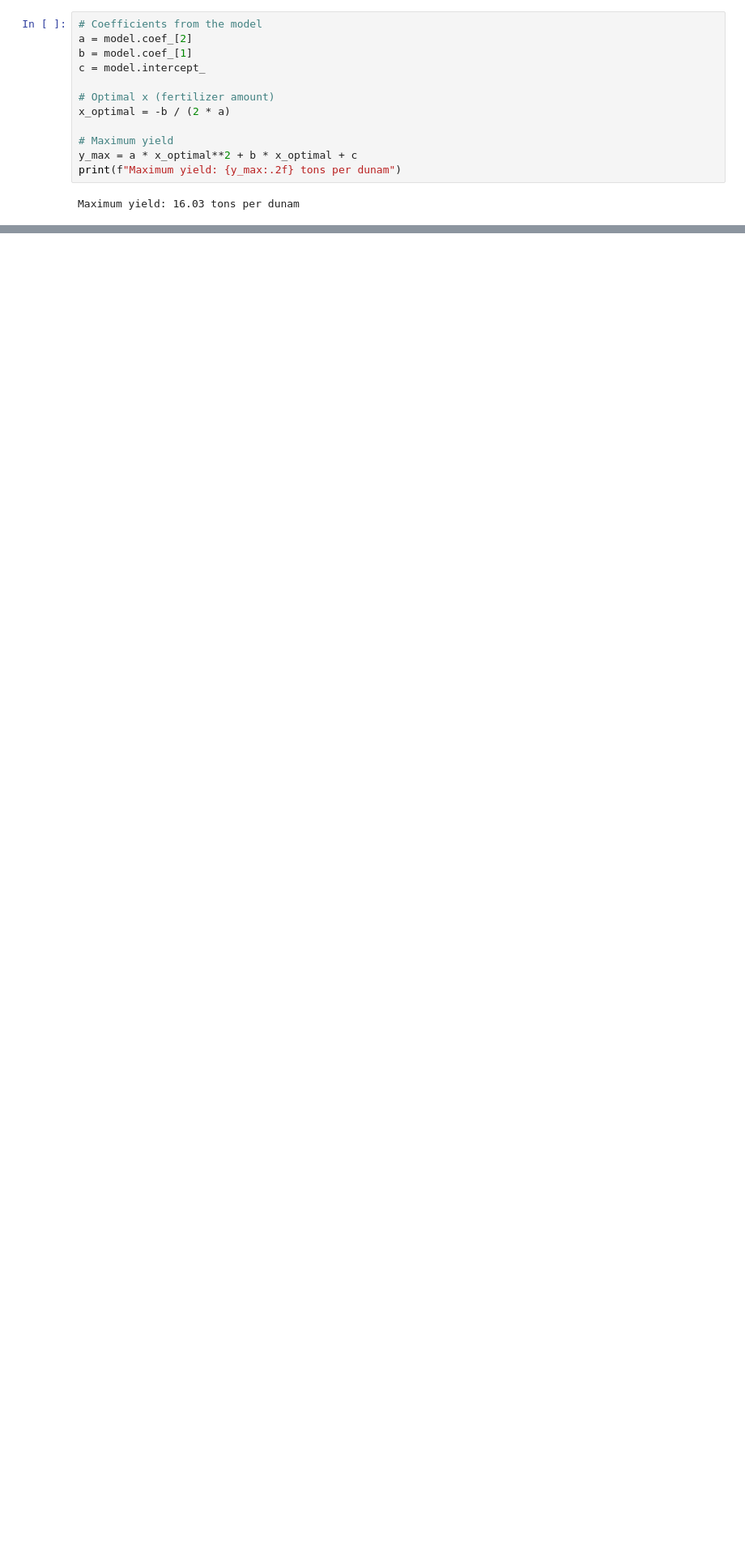
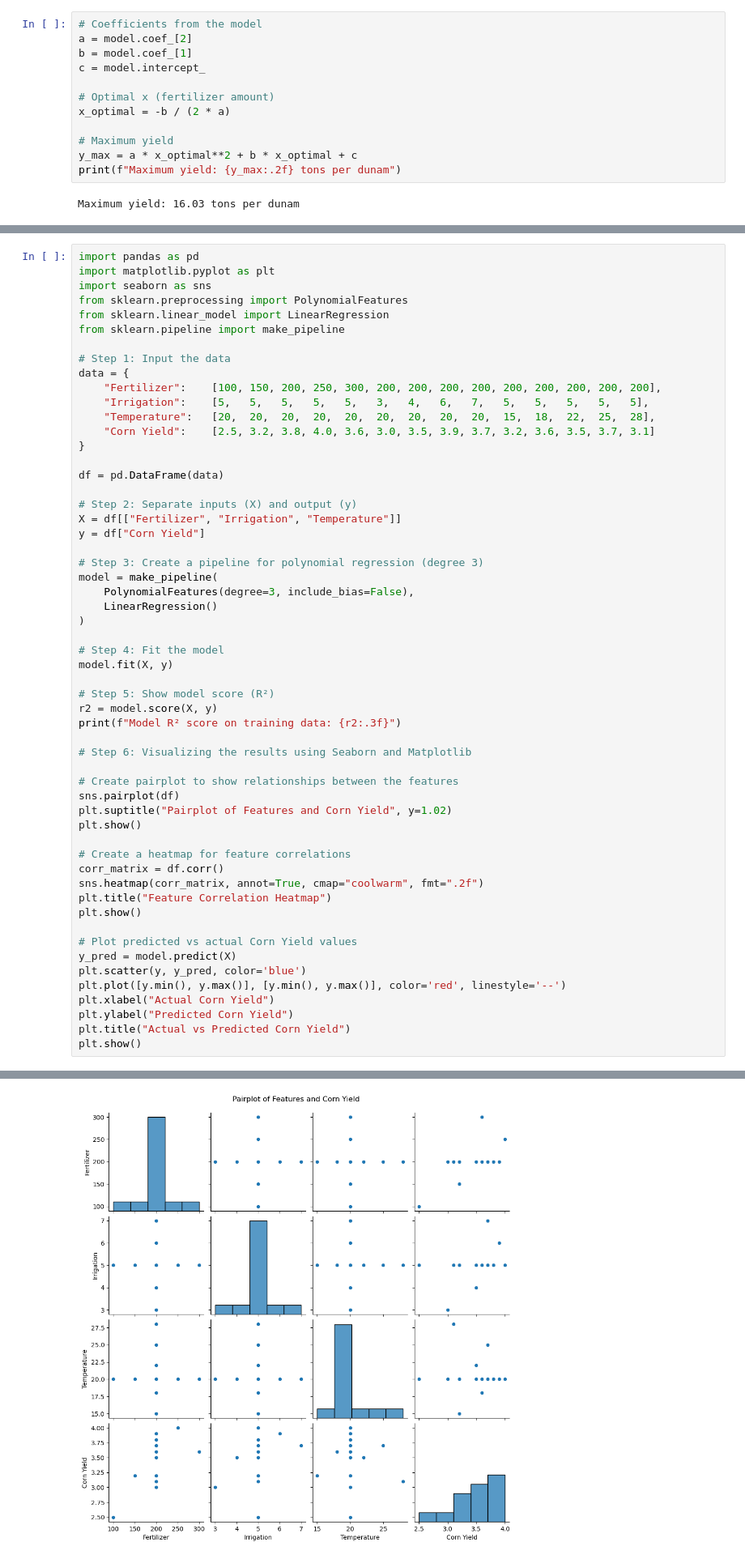
Before and after one commit to gibranacademy7/HW_10.4.2025_Polinomial_Regression, a Jupyter notebook: HW_10.4.2025_Polinomial_Regression .ipynb, the cells around one changed output, grey strips where cells are left out. Shown at 81% size. Drawn from its saved outputs; the diff is of its cells as text; blank space fills up the shorter version.

```diff
--- a/HW_10.4.2025_Polinomial_Regression .ipynb
+++ b/HW_10.4.2025_Polinomial_Regression .ipynb
@@ -222,0 +307,57 @@ Maximum yield: 16.03 tons per dunam
+# %%
+import pandas as pd
+import matplotlib.pyplot as plt
+import seaborn as sns
+from sklearn.preprocessing import PolynomialFeatures
+from sklearn.linear_model import LinearRegression
+from sklearn.pipeline import make_pipeline
+
+# Step 1: Input the data
+data = {
+    "Fertilizer":    [100, 150, 200, 250, 300, 200, 200, 200, 200, 200, 200, 200, 200, 200],
+    "Irrigation":    [5,   5,   5,   5,   5,   3,   4,   6,   7,   5,   5,   5,   5,   5],
+    "Temperature":   [20,  20,  20,  20,  20,  20,  20,  20,  20,  15,  18,  22,  25,  28],
+    "Corn Yield":    [2.5, 3.2, 3.8, 4.0, 3.6, 3.0, 3.5, 3.9, 3.7, 3.2, 3.6, 3.5, 3.7, 3.1]
+}
+
+df = pd.DataFrame(data)
+
+# Step 2: Separate inputs (X) and output (y)
+X = df[["Fertilizer", "Irrigation", "Temperature"]]
+y = df["Corn Yield"]
+
+# Step 3: Create a pipeline for polynomial regression (degree 3)
+model = make_pipeline(
+    PolynomialFeatures(degree=3, include_bias=False),
+    LinearRegression()
+)
+
+# Step 4: Fit the model
+model.fit(X, y)
+
+# Step 5: Show model score (R²)
+r2 = model.score(X, y)
+print(f"Model R² score on training data: {r2:.3f}")
+
+# Step 6: Visualizing the results using Seaborn and Matplotlib
+
+# Create pairplot to show relationships between the features
+sns.pairplot(df)
+plt.suptitle("Pairplot of Features and Corn Yield", y=1.02)
+plt.show()
+
+# Create a heatmap for feature correlations
+corr_matrix = df.corr()
+sns.heatmap(corr_matrix, annot=True, cmap="coolwarm", fmt=".2f")
+plt.title("Feature Correlation Heatmap")
+plt.show()
+
+# Plot predicted vs actual Corn Yield values
+y_pred = model.predict(X)
+plt.scatter(y, y_pred, color='blue')
+plt.plot([y.min(), y.max()], [y.min(), y.max()], color='red', linestyle='--')
+plt.xlabel("Actual Corn Yield")
+plt.ylabel("Predicted Corn Yield")
+plt.title("Actual vs Predicted Corn Yield")
+plt.show()
+# %% [output]
@@ -222,0 +365 @@ Maximum yield: 16.03 tons per dunam
+[figure, added]
```
Also changed, not shown: parts of 27 cells of this notebook.
